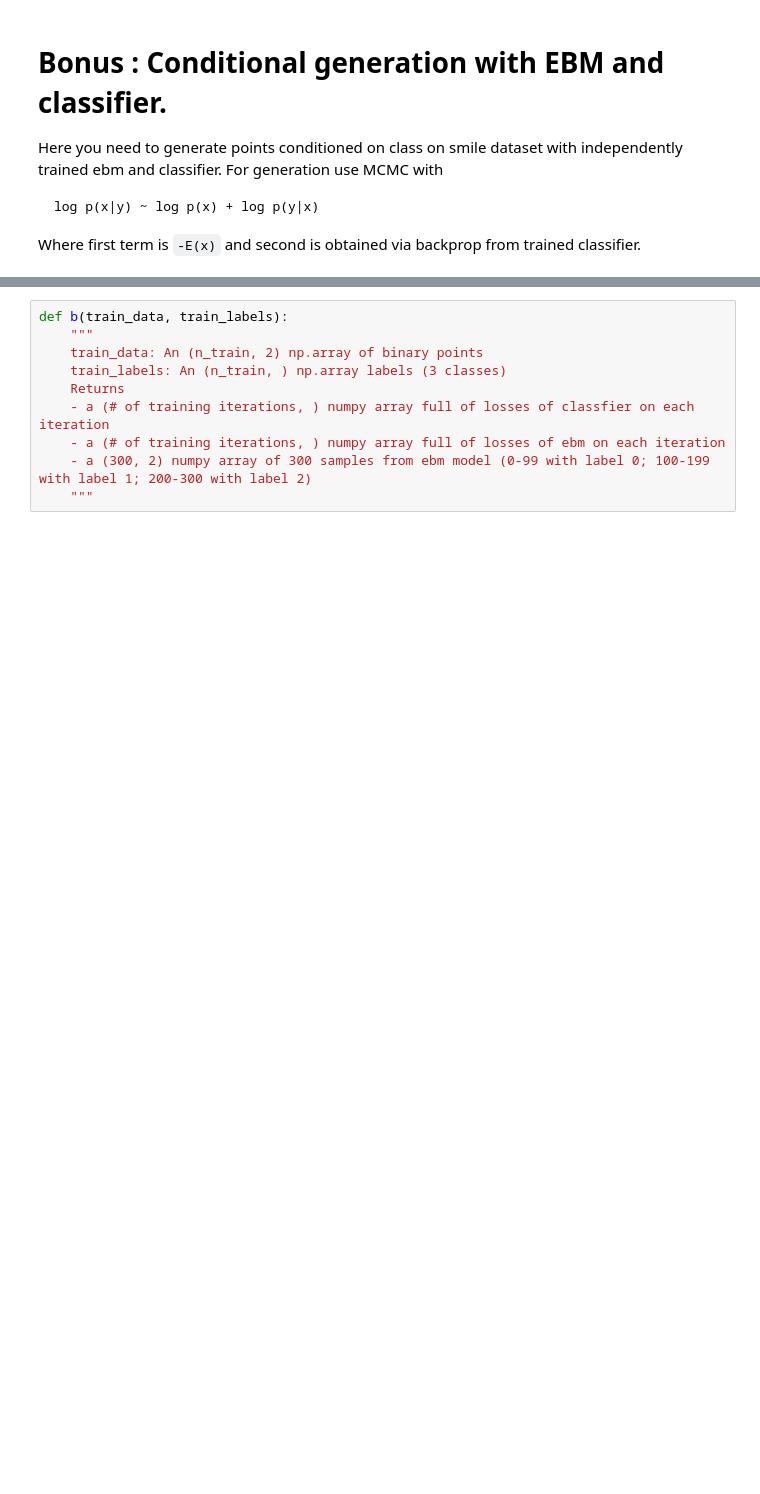
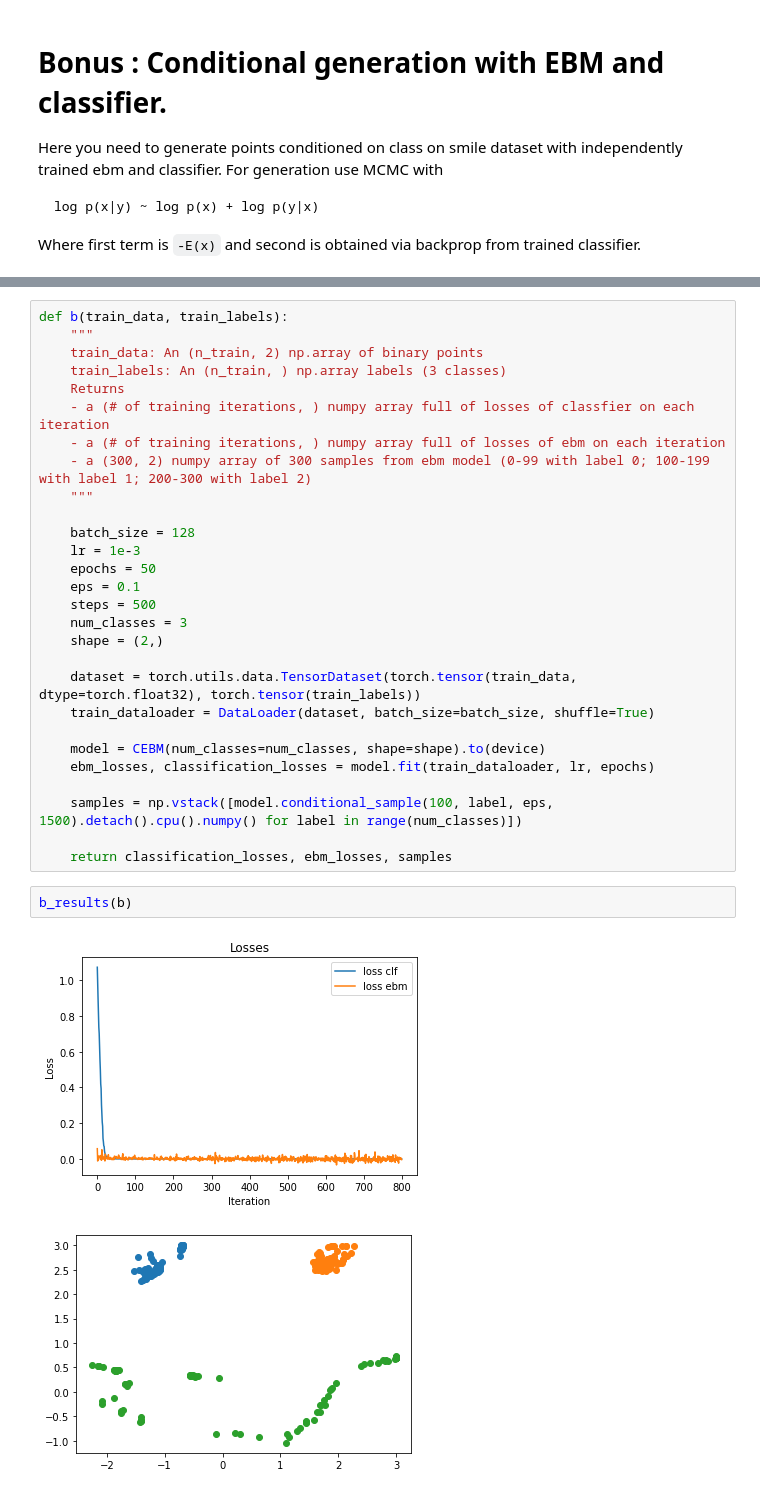
Before and after one commit to Tikhon239/dul_2021, a Jupyter notebook: Homework/hw9/Homework9_ebm.ipynb, the cells around one changed output, grey strips where cells are left out. Saved outputs shown, nothing was run; the diff lists cells and outputs as text; blank space fills up the shorter version.

```diff
--- a/Homework/hw9/Homework9_ebm.ipynb
+++ b/Homework/hw9/Homework9_ebm.ipynb
@@ -418,3 +497,26 @@ def b(train_data, train_labels):
     - a (# of training iterations, ) numpy array full of losses of ebm on each iteration
     - a (300, 2) numpy array of 300 samples from ebm model (0-99 with label 0; 100-199 with label 1; 200-300 with label 2)
     """
+
+    batch_size = 128
+    lr = 1e-3
+    epochs = 50
+    eps = 0.1
+    steps = 500
+    num_classes = 3
+    shape = (2,)
+
+    dataset = torch.utils.data.TensorDataset(torch.tensor(train_data, dtype=torch.float32), torch.tensor(train_labels))
+    train_dataloader = DataLoader(dataset, batch_size=batch_size, shuffle=True)
+
+    model = CEBM(num_classes=num_classes, shape=shape).to(device)
+    ebm_losses, classification_losses = model.fit(train_dataloader, lr, epochs)
+
+    samples = np.vstack([model.conditional_sample(100, label, eps, 1500).detach().cpu().numpy() for label in range(num_classes)])
+
+    return classification_losses, ebm_losses, samples
+# %%
+b_results(b)
+# %% [output]
+[figure, added]
+[figure, added]
```
Also changed, not shown: parts of 4 cells of this notebook.
